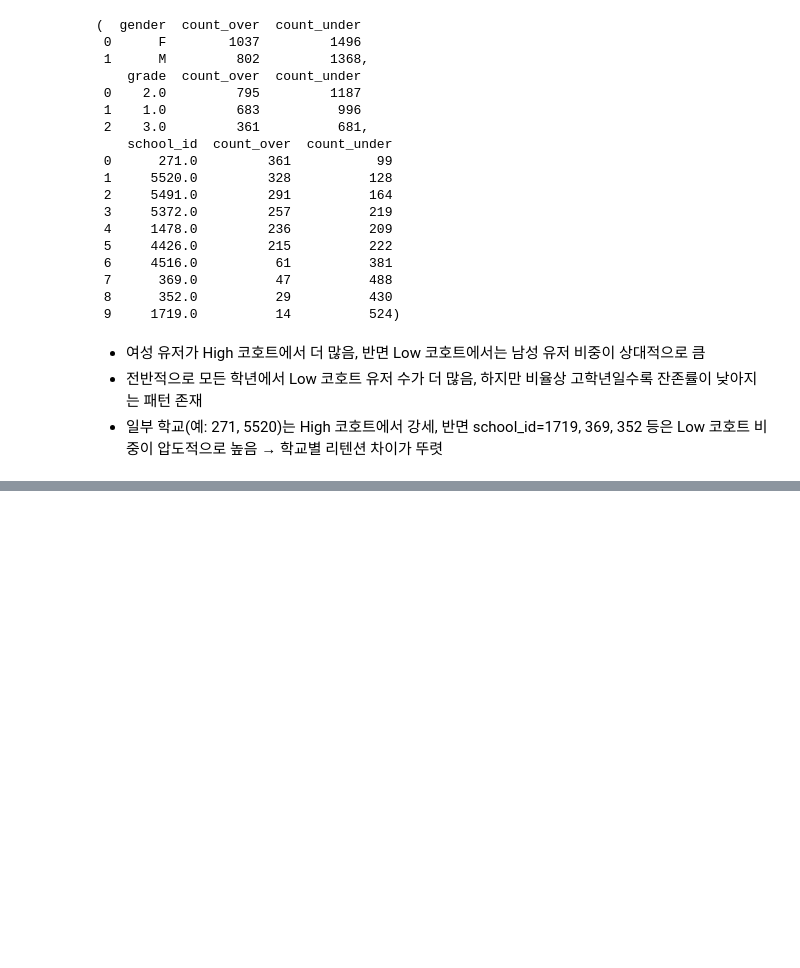
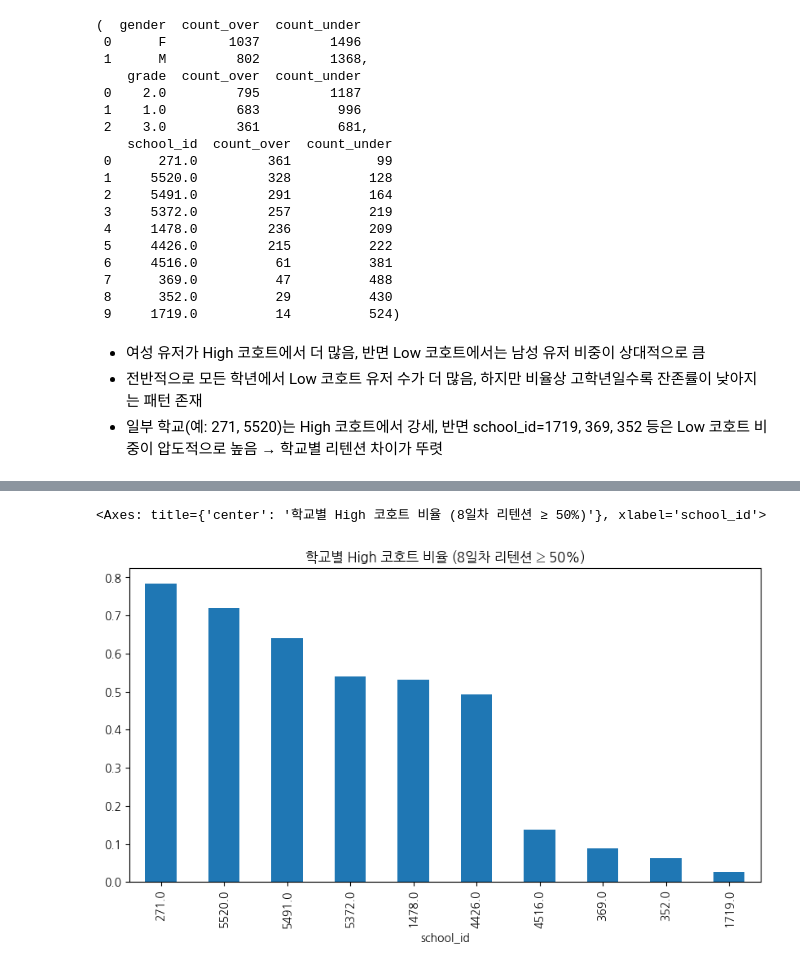
Before and after one commit to saeraniren/advanced_project, a Jupyter notebook: 최종 마스터 테이블.ipynb, the cells around one changed output, grey strips where cells are left out. Cells and saved outputs as stored; diff of their text form; code cells hidden in the pictures; blank space fills up the shorter version.

```diff
--- a/최종 마스터 테이블.ipynb
+++ b/최종 마스터 테이블.ipynb
@@ -1439,0 +1513,17 @@ gender_compare, grade_compare, school_compare.head(10)
+# %%
+user_stats["ret_group"] = np.where(user_stats["retention_day8"] >= 0.5, "High", "Low")
+school_cohort_dist = (
+    user_stats.groupby(["school_id", "ret_group"])["user_id"]
+    .count()
+    .unstack(fill_value=0)
+)
+
+# 비율 계산
+school_cohort_dist["High_ratio"] = school_cohort_dist["High"] / (school_cohort_dist["High"] + school_cohort_dist["Low"])
+school_cohort_dist = school_cohort_dist.sort_values("High_ratio", ascending=False)
+
+# 상위 10개 시각화
+school_cohort_dist["High_ratio"].head(10).plot(kind="bar", figsize=(10, 5), title="학교별 High 코호트 비율 (8일차 리텐션 ≥ 50%)")
+# %% [output]
+<Axes: title={'center': '학교별 High 코호트 비율 (8일차 리텐션 ≥ 50%)'}, xlabel='school_id'>
+[figure, added]
```
Also changed, not shown: parts of 4 cells of this notebook, 2 other files.
